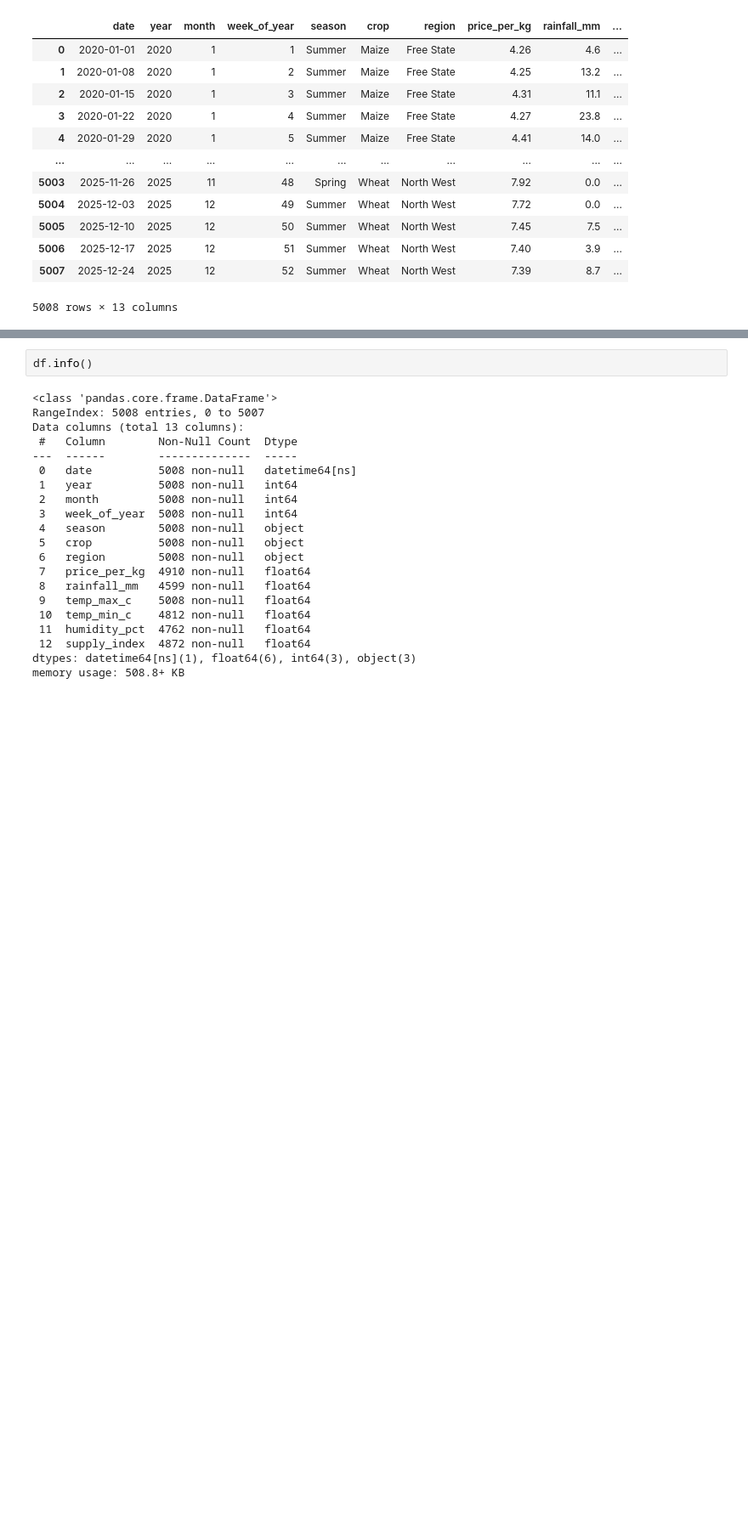
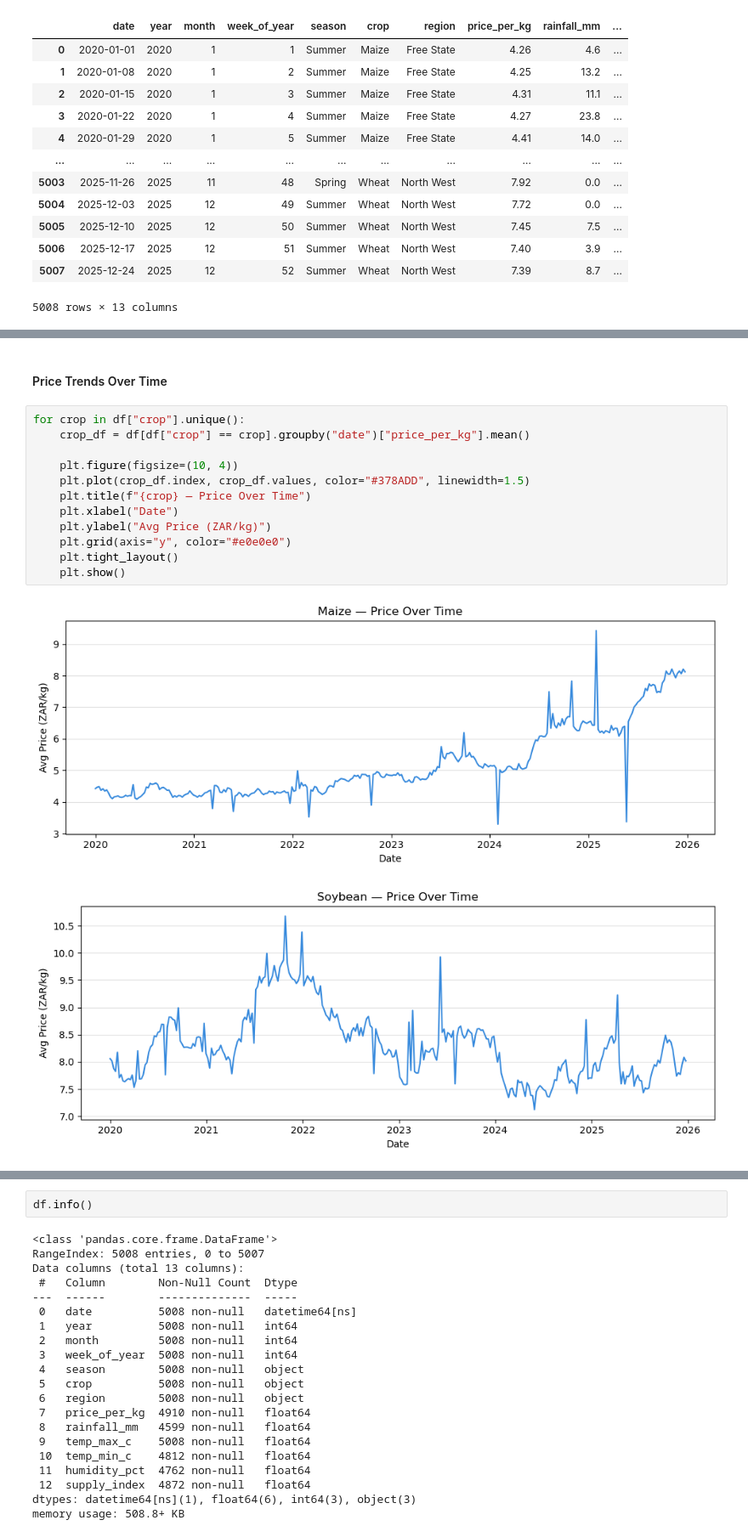
Before and after one commit to MawelelaSS/Crop-Price-Prediction-Model, a Jupyter notebook: train.ipynb, the cells around one changed output, grey strips where cells are left out. Shown at 85% size. Saved outputs shown, nothing was run; the diff lists cells and outputs as text; blank space fills up the shorter version.

```diff
--- a/train.ipynb
+++ b/train.ipynb
@@ -26,0 +123,17 @@ df
+# %% [markdown]
+#### Price Trends Over Time
+# %%
+for crop in df["crop"].unique():
+    crop_df = df[df["crop"] == crop].groupby("date")["price_per_kg"].mean()
+
+    plt.figure(figsize=(10, 4))
+    plt.plot(crop_df.index, crop_df.values, color="#378ADD", linewidth=1.5)
+    plt.title(f"{crop} — Price Over Time")
+    plt.xlabel("Date")
+    plt.ylabel("Avg Price (ZAR/kg)")
+    plt.grid(axis="y", color="#e0e0e0")
+    plt.tight_layout()
+    plt.show()
+# %% [output]
+[figure, added]
+[figure, added]
```
Also changed, not shown: parts of 19 cells of this notebook.
